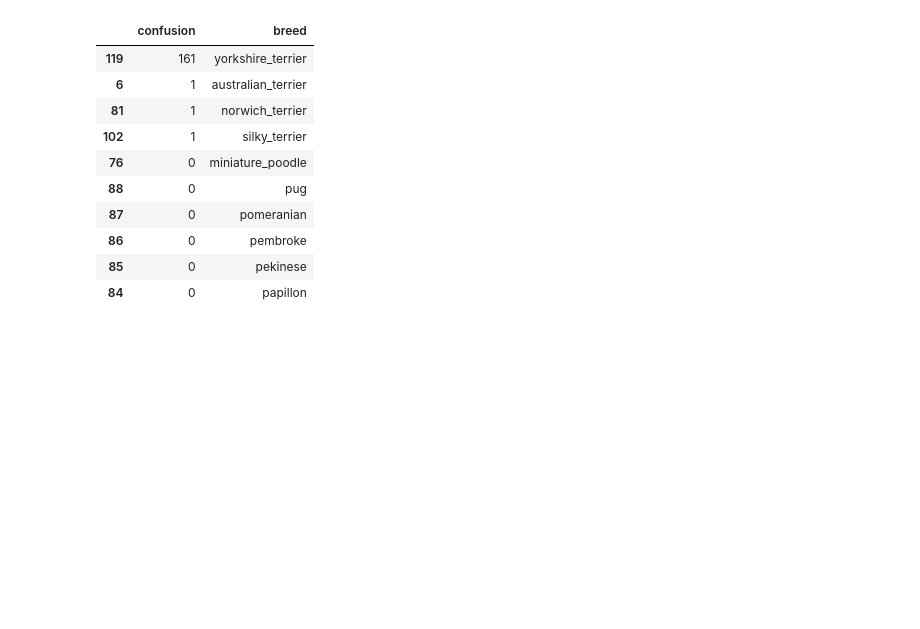
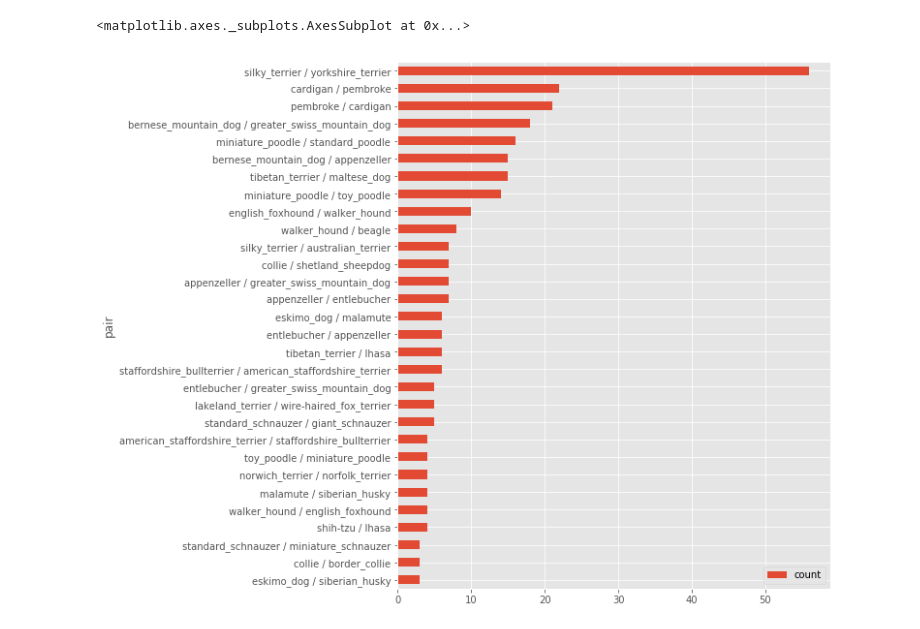
Before and after one commit to stormy-ua/dog-breeds-classification, a Jupyter notebook: Confusion.ipynb, the cells around one changed output. Saved outputs shown, nothing was run; the diff lists cells and outputs as text; code cells hidden in the pictures; blank space fills up the shorter version.

```diff
--- a/Confusion.ipynb
+++ b/Confusion.ipynb
@@ -23,14 +24,11 @@ _ = sns.heatmap(cm, ax=ax, yticklabels=breeds, xticklabels=breeds, robust=True)
-# %%
-pd.DataFrame(zip(cm[-1], breeds), columns=['confusion', 'breed']).sort_values(['confusion'], ascending=False).take(range(0, 10))
-# %% [output]
-|  | confusion | breed |
-| 119 | 161 | yorkshire_terrier |
-| 6 | 1 | australian_terrier |
-| 81 | 1 | norwich_terrier |
-| 102 | 1 | silky_terrier |
-| 76 | 0 | miniature_poodle |
-| 88 | 0 | pug |
-| 87 | 0 | pomeranian |
-| 86 | 0 | pembroke |
-| 85 | 0 | pekinese |
-| 84 | 0 | papillon |
+# %%
+df['count'] = 1
+# %%
+misclass_df = df[df['actual'] != df['pred']].groupby(['actual', 'pred']).sum().sort_values(['count'], ascending=False).reset_index()
+misclass_df['pair'] = misclass_df['actual'] + ' / ' + misclass_df['pred']
+misclass_df = misclass_df[['pair', 'count']].take(range(30))
+
+misclass_df.sort_values(['count']).plot.barh(figsize=(8, 10), x=misclass_df['pair'])
+# %% [output]
+<matplotlib.axes._subplots.AxesSubplot at 0x...>
+[figure, added]
```
Also changed, not shown: parts of 4 cells of this notebook, 7 other files.
